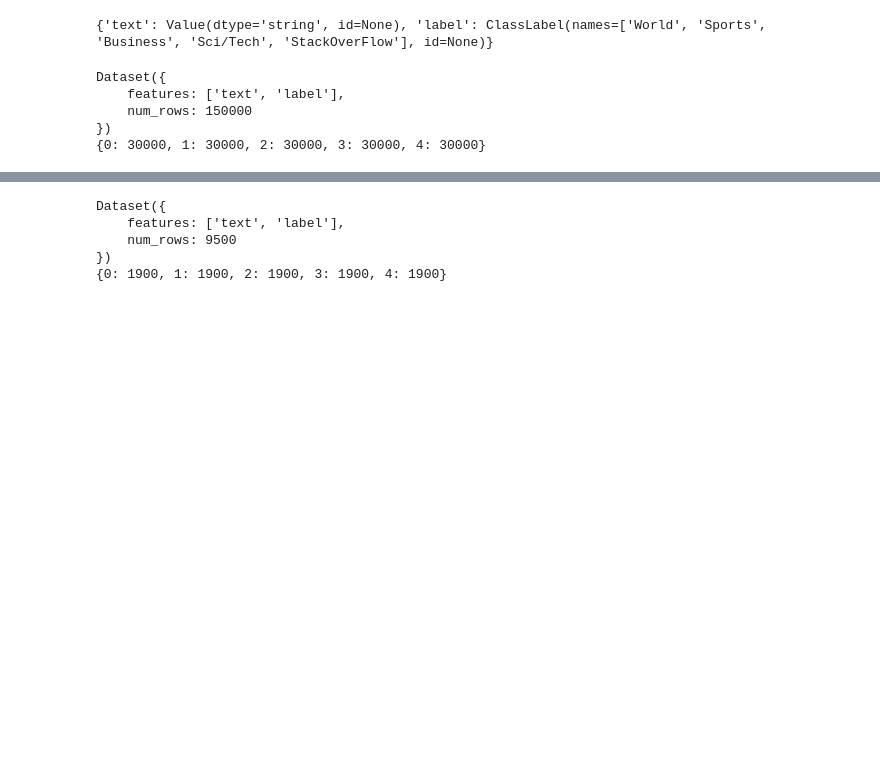
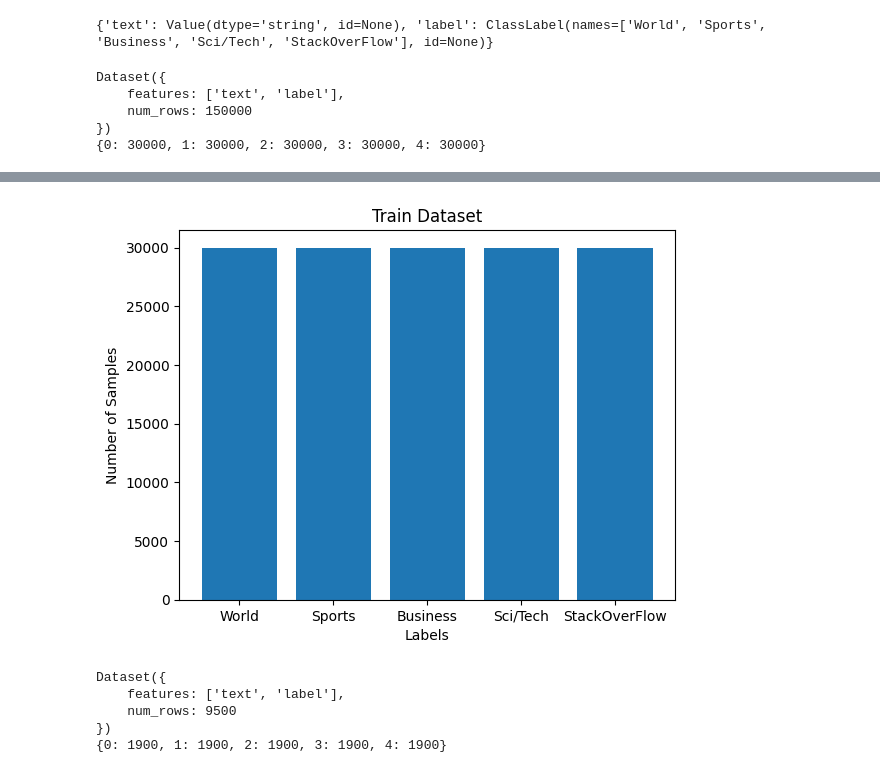
Before and after one commit to Jeremy-su1/ai-algorithm, a Jupyter notebook: CLASSIFICATION1_LLMembed_shkim.ipynb, the cells around one changed output, grey strips where cells are left out. Cells and saved outputs as stored; diff of their text form; code cells hidden in the pictures; blank space fills up the shorter version.

```diff
--- a/CLASSIFICATION1_LLMembed_shkim.ipynb
+++ b/CLASSIFICATION1_LLMembed_shkim.ipynb
@@ -90,3 +104,17 @@ Dataset({
+# %%
+import matplotlib.pyplot as plt
+
+# 레이블별 데이터 건수 시각화
+labels = list(label_counter.keys())
+counts = list(label_counter.values())
+
+plt.bar(labels, counts, tick_label=class_label.names) # class_label.names를 사용하여 레이블 이름을 표시합니다.
+plt.xlabel('Labels')
+plt.ylabel('Number of Samples')
+plt.title('Train Dataset')
+plt.show()
+# %% [output]
+[figure, added]
 # %%
 sof_dataset_test = load_dataset(
     'csv',
```
Also changed, not shown: parts of 10 cells of this notebook.
